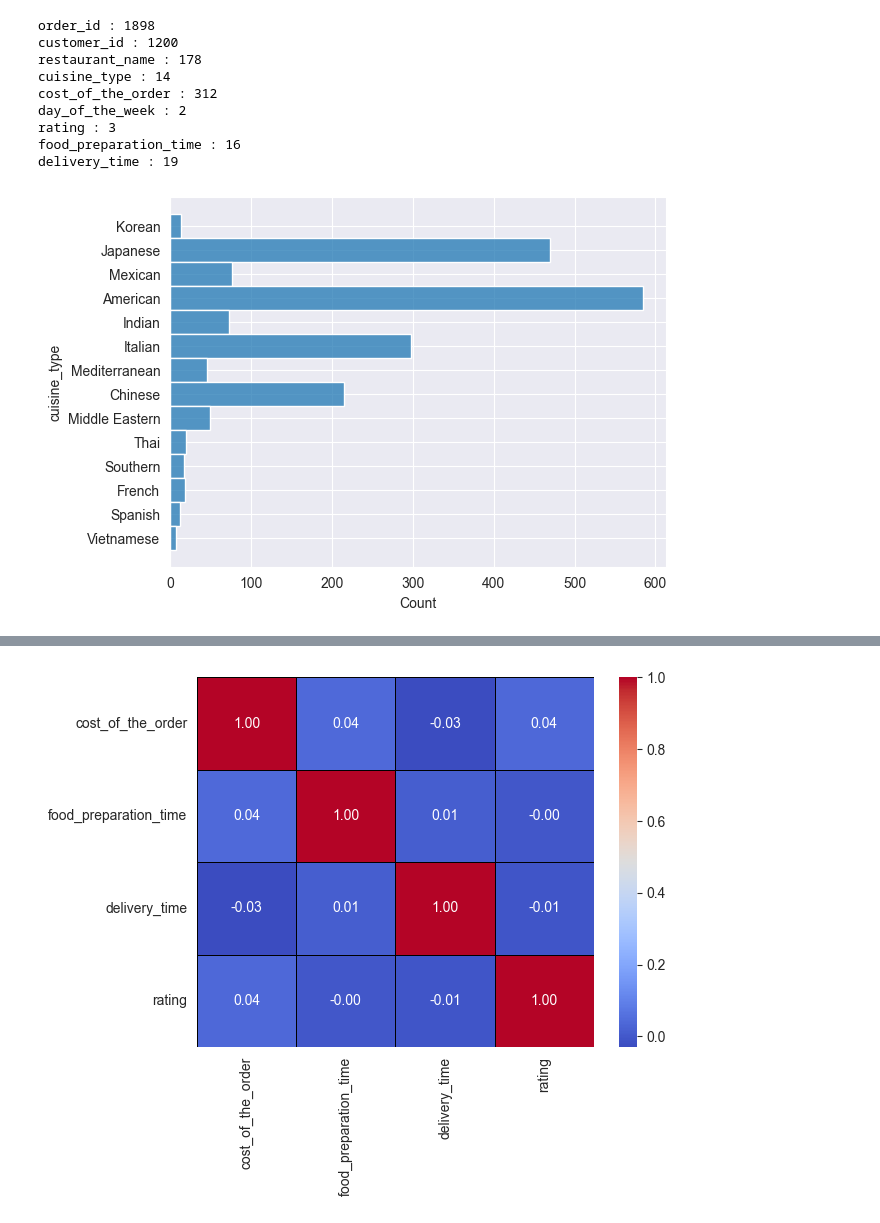
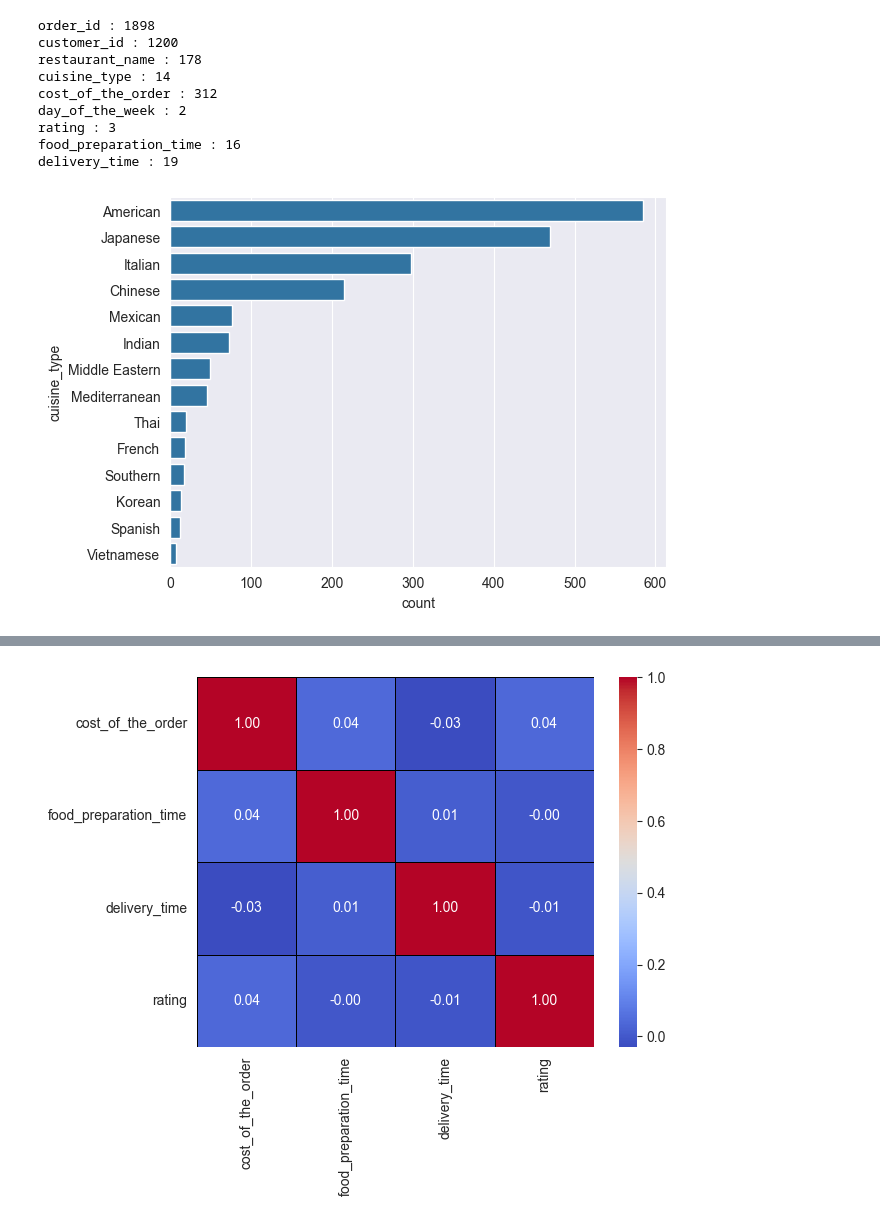
Before and after one commit to DanielLevenstein/FoodHub_UT_ML_Project1, a Jupyter notebook: FoodHubDataAnalysis.ipynb, the cells around one changed output, grey strips where cells are left out. Saved outputs shown, nothing was run; the diff lists cells and outputs as text; code cells hidden in the pictures.

```diff
--- a/FoodHubDataAnalysis.ipynb
+++ b/FoodHubDataAnalysis.ipynb
@@ -219,10 +221,13 @@ day_of_the_week : 2
 rating : 3
 food_preparation_time : 16
 delivery_time : 19
-# %%
-# The cuisines with the restaurants with the most data points in this dataset have cuisine_type of American, Japanese, and Italian
-sns.histplot(df_clean, y='cuisine_type');
-# %% [output]
-[figure, removed]
+# %%
+# Get sorted order of cuisine types
+cuisine_order = df_clean['cuisine_type'].value_counts().index
+
+# Plot sorted bar chart
+sns.countplot(data=df_clean, y='cuisine_type', order=cuisine_order);
+# %% [output]
+[figure, added]
 # %%
 # People go out ot eat on the weekends more than the weeknights.
```
Also changed, not shown: parts of 27 cells of this notebook, 3 other files.
